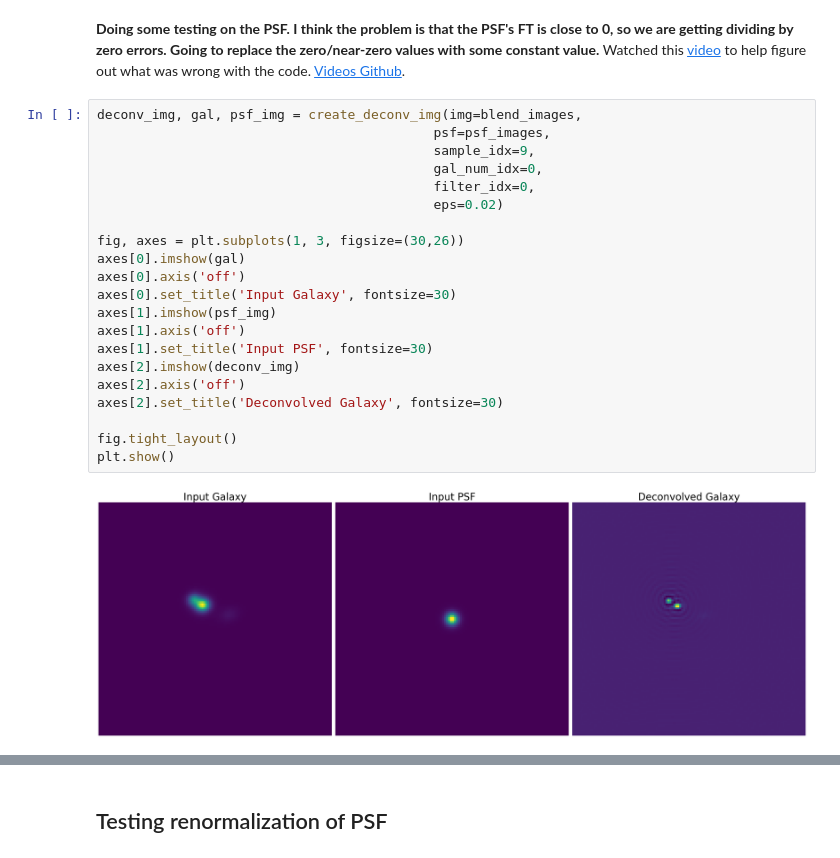
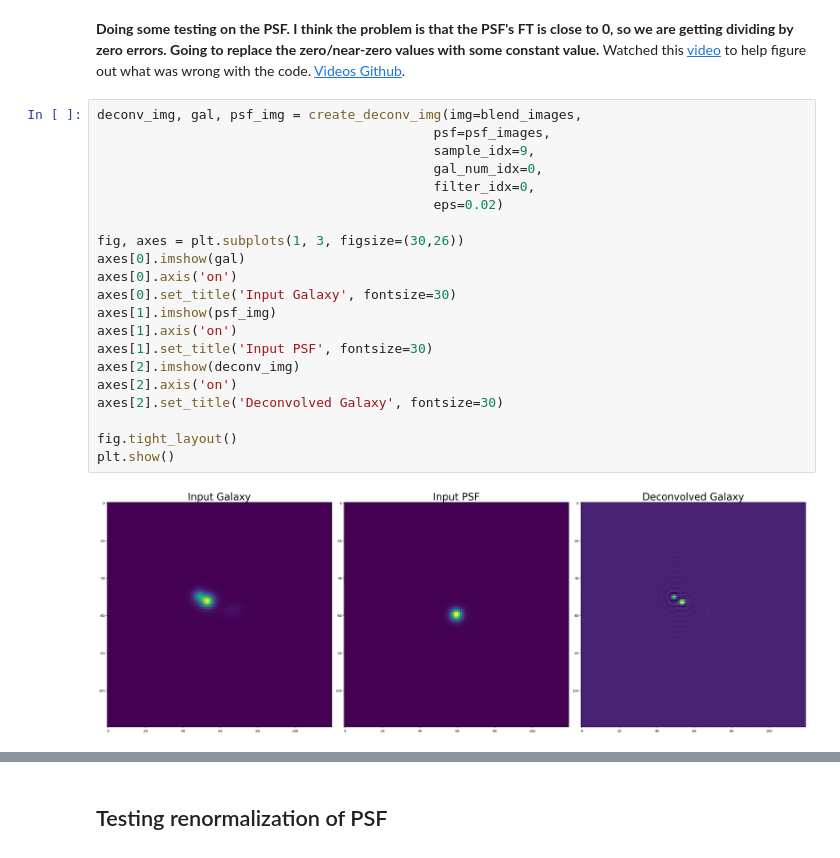
Before and after one commit to MatthewDowicz/Blending, a Jupyter notebook: 03b_Getting_PSF_from_BTK_Scripts.ipynb, the cells around one changed output, grey strips where cells are left out. Cells and saved outputs as stored; diff of their text form.

```diff
--- a/03b_Getting_PSF_from_BTK_Scripts.ipynb
+++ b/03b_Getting_PSF_from_BTK_Scripts.ipynb
@@ -180,23 +180,23 @@ Does the input image match the IFT output = True
 # %%
 deconv_img, gal, psf_img = create_deconv_img(img=blend_images,
                                            psf=psf_images,
                                            sample_idx=9,
                                            gal_num_idx=0,
                                            filter_idx=0,
                                            eps=0.02)
 
 fig, axes = plt.subplots(1, 3, figsize=(30,26))
 axes[0].imshow(gal)
-axes[0].axis('off')
+axes[0].axis('on')
 axes[0].set_title('Input Galaxy', fontsize=30)
 axes[1].imshow(psf_img)
-axes[1].axis('off')
+axes[1].axis('on')
 axes[1].set_title('Input PSF', fontsize=30)
 axes[2].imshow(deconv_img)
-axes[2].axis('off')
+axes[2].axis('on')
 axes[2].set_title('Deconvolved Galaxy', fontsize=30)
 
 fig.tight_layout()
 plt.show()
 # %% [output]
-[figure, old version]
+[figure, new version]
```
Also changed, not shown: parts of 19 cells of this notebook.
